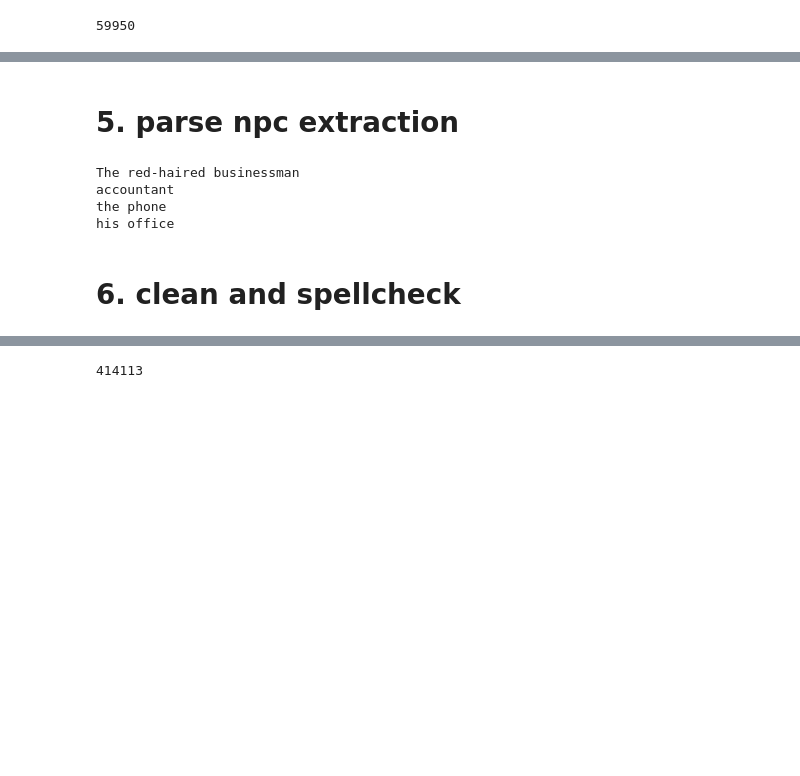
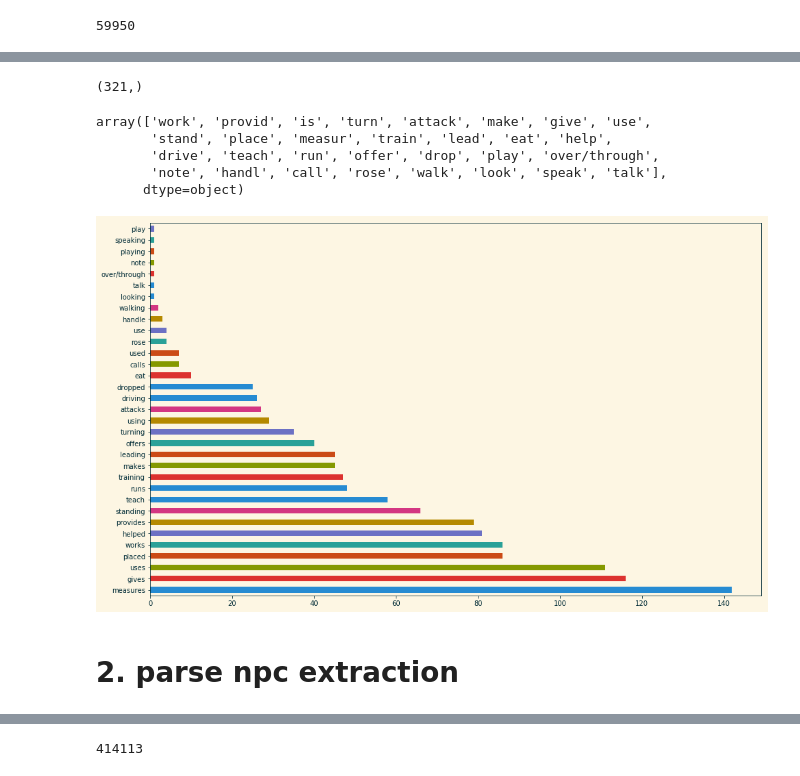
Before and after one commit to drschwenk/pictionary, a Jupyter notebook: eda.ipynb, the cells around one changed output, grey strips where cells are left out. Drawn from its saved outputs; the diff is of its cells as text; code cells hidden in the pictures; blank space fills up the shorter version.

```diff
--- a/eda.ipynb
+++ b/eda.ipynb
@@ -142 +124,5 @@ freq_filt_words = [t for t in normalized_tokens if filter_on_freq(t, 4.7, 3)]
+# %%
+last_clean = pd.read_csv('tagged_cleaned_sentences_simple.txt', header=None)[0]
+# %%
+chosen_sample = last_clean.apply(lambda x: x.split(' # ')[0]).tolist()
 # %%
@@ -148,3 +134,20 @@ vocab = list(set([w[0].lower() for s in tagged_sentences for w in s if w[1] in [
 # %%
 voc_ser = pd.Series(vocab)
 voc_ser.to_csv('cleaned_sentences_nouns_harder.txt', index=False, header=None)
+# %%
+verbs = []
+for s in tagged_sentences:
+    for w, tag in s:
+        if tag in verb_tags:
+            verbs.append(w)
+verb_ser = pd.Series(verbs)
+
+nouns = []
+for s in tagged_sentences:
+    for w, tag in s:
+        if tag in noun_tags:
+            nouns.append(w)
+noun_ser = pd.Series(nouns)
+
+most_common_verbs = verb_ser.value_counts()[1:31]
+most_common_nouns = noun_ser.value_counts()[0:30]
@@ -151,2 +166,18 @@ voc_ser.to_csv('cleaned_sentences_nouns_harder.txt', index=False, header=None)
+# %%
+pd.unique(uvs.apply(stemmer.stem)).shape
+# %% [output]
+(321,)
+# %%
+pd.unique(u_verbs.apply(stemmer.stem))
+# %% [output]
+array(['work', 'provid', 'is', 'turn', 'attack', 'make', 'give', 'use',
+       'stand', 'place', 'measur', 'train', 'lead', 'eat', 'help',
+       'drive', 'teach', 'run', 'offer', 'drop', 'play', 'over/through',
+       'note', 'handl', 'call', 'rose', 'walk', 'look', 'speak', 'talk'],
+      dtype=object)
+# %%
+_ = most_common_verbs.plot(kind='barh')
+# %% [output]
+[figure, added]
 # %% [markdown]
-# 5. parse npc extraction
+# 2. parse npc extraction
@@ -160,15 +188,7 @@ grammar = r"""
   {<NN>+}                 # chunk consecutive nouns
   """
 
-
-
-
 cp = nltk.RegexpParser(grammar)
-parsed_sent = cp.parse(sent_parses[0])
-for npstr in extract_np(parsed_sent):
-    print (npstr)
+# parsed_sent = cp.parse(sent_parses[0])
+# for npstr in extract_np(parsed_sent):
+#     print (npstr)
-# %% [output]
-The red-haired businessman
-accountant
-the phone
-his office
@@ -218,2 +194,0 @@ def np_chunker(doc, parsed_sents):
-# %% [markdown]
-# 6. clean and spellcheck
```
Also changed, not shown: parts of 77 cells of this notebook, 1 other file.
